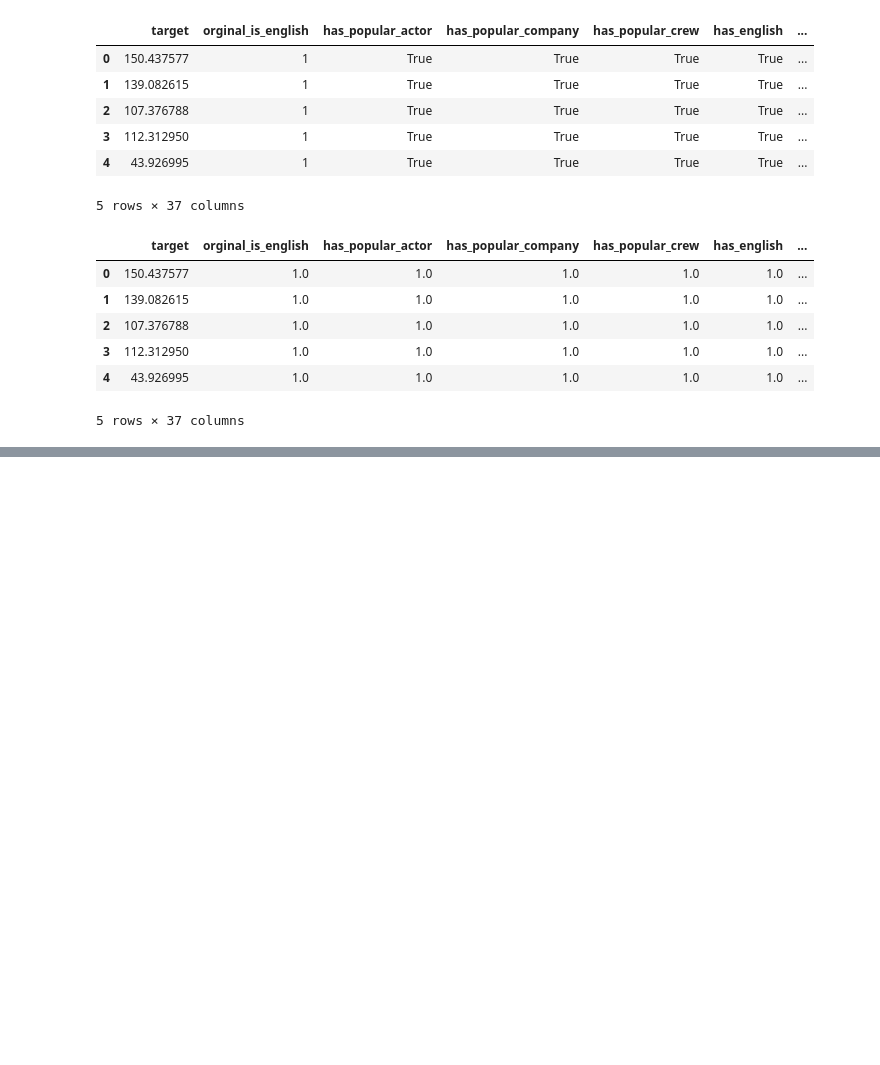
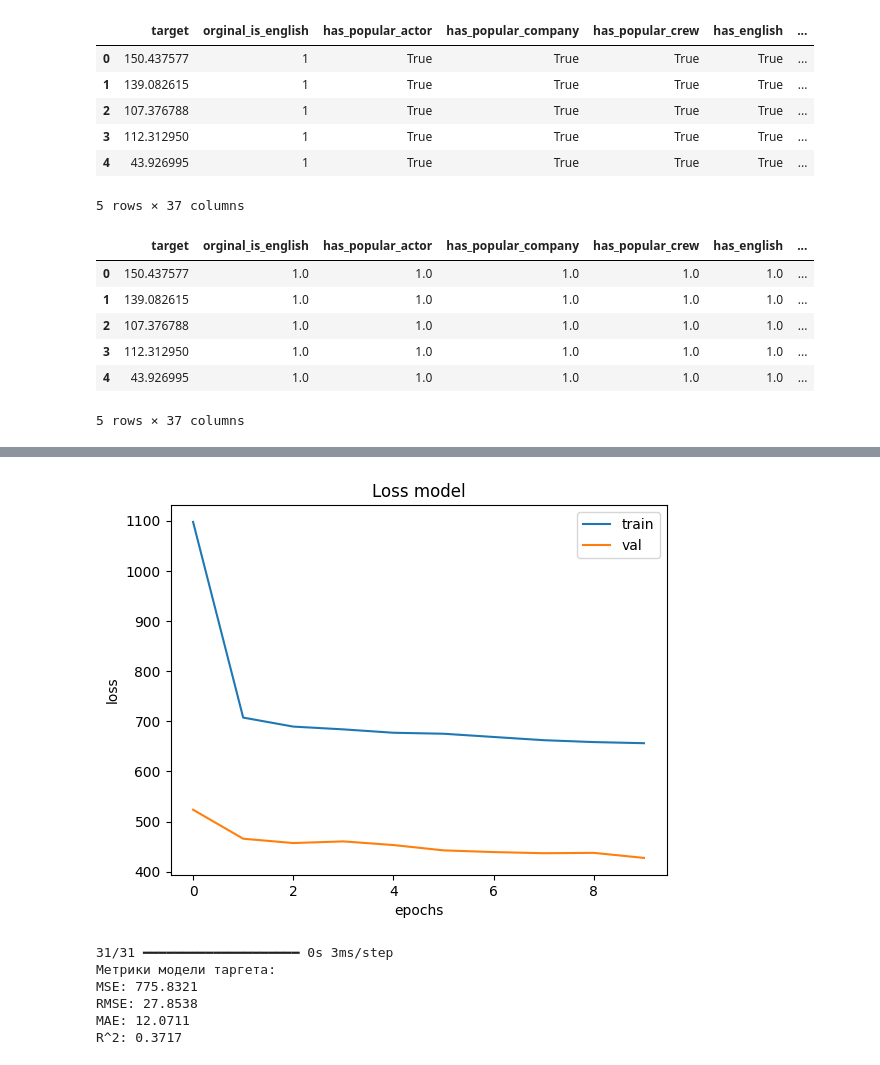
Before and after one commit to GeGeMaaaan/Data_Science, a Jupyter notebook: version1.ipynb, the cells around one changed output, grey strips where cells are left out. Drawn from its saved outputs; the diff is of its cells as text; code cells hidden in the pictures; blank space fills up the shorter version.

```diff
--- a/version1.ipynb
+++ b/version1.ipynb
@@ -1530,0 +1544,33 @@ print(f'Loss: {loss}')
+# %%
+plt.plot(history.history['loss'])
+
+plt.plot(history.history['val_loss'])
+plt.title('Loss model')
+plt.xlabel('epochs')
+plt.ylabel('loss')
+plt.legend(['train', 'val'], loc='upper right')
+plt.show()
+# %% [output]
+[figure, added]
+# %%
+from sklearn.metrics import mean_squared_error, mean_absolute_error, r2_score
+
+y_pred = model.predict(x_test).flatten()
+
+mse = mean_squared_error(y_test, y_pred)
+rmse = np.sqrt(mse)
+mae = mean_absolute_error(y_test, y_pred)
+r2 = r2_score(y_test, y_pred)
+
+print("Метрики модели таргета:")
+print(f"MSE: {mse:.4f}")
+print(f"RMSE: {rmse:.4f}")
+print(f"MAE: {mae:.4f}")
+print(f"R^2: {r2:.4f}")
+# %% [output]
+31/31 ━━━━━━━━━━━━━━━━━━━━ 0s 3ms/step
+Метрики модели таргета:
+MSE: 775.8321
+RMSE: 27.8538
+MAE: 12.0711
+R^2: 0.3717
```
Also changed, not shown: parts of 12 cells of this notebook.
